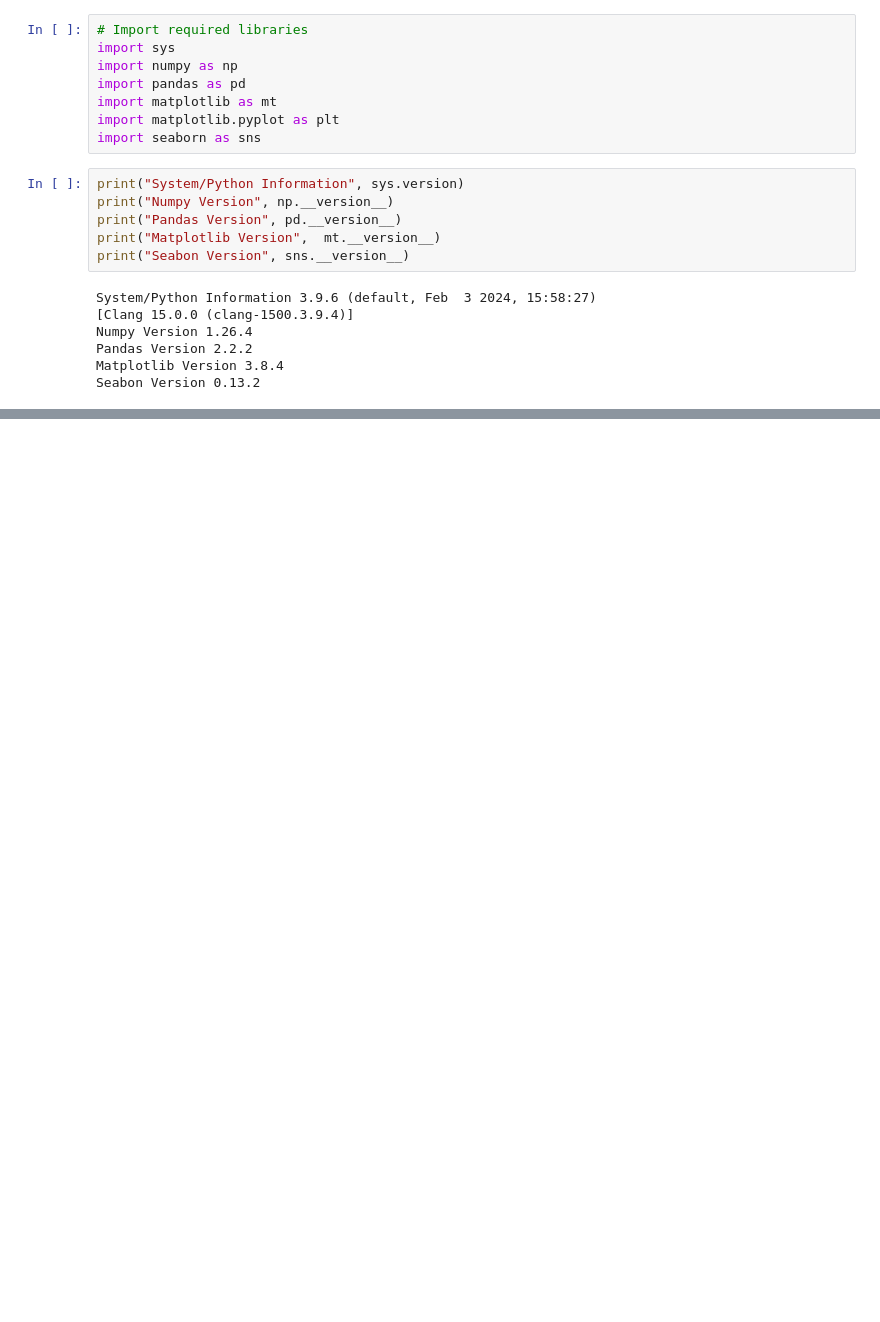
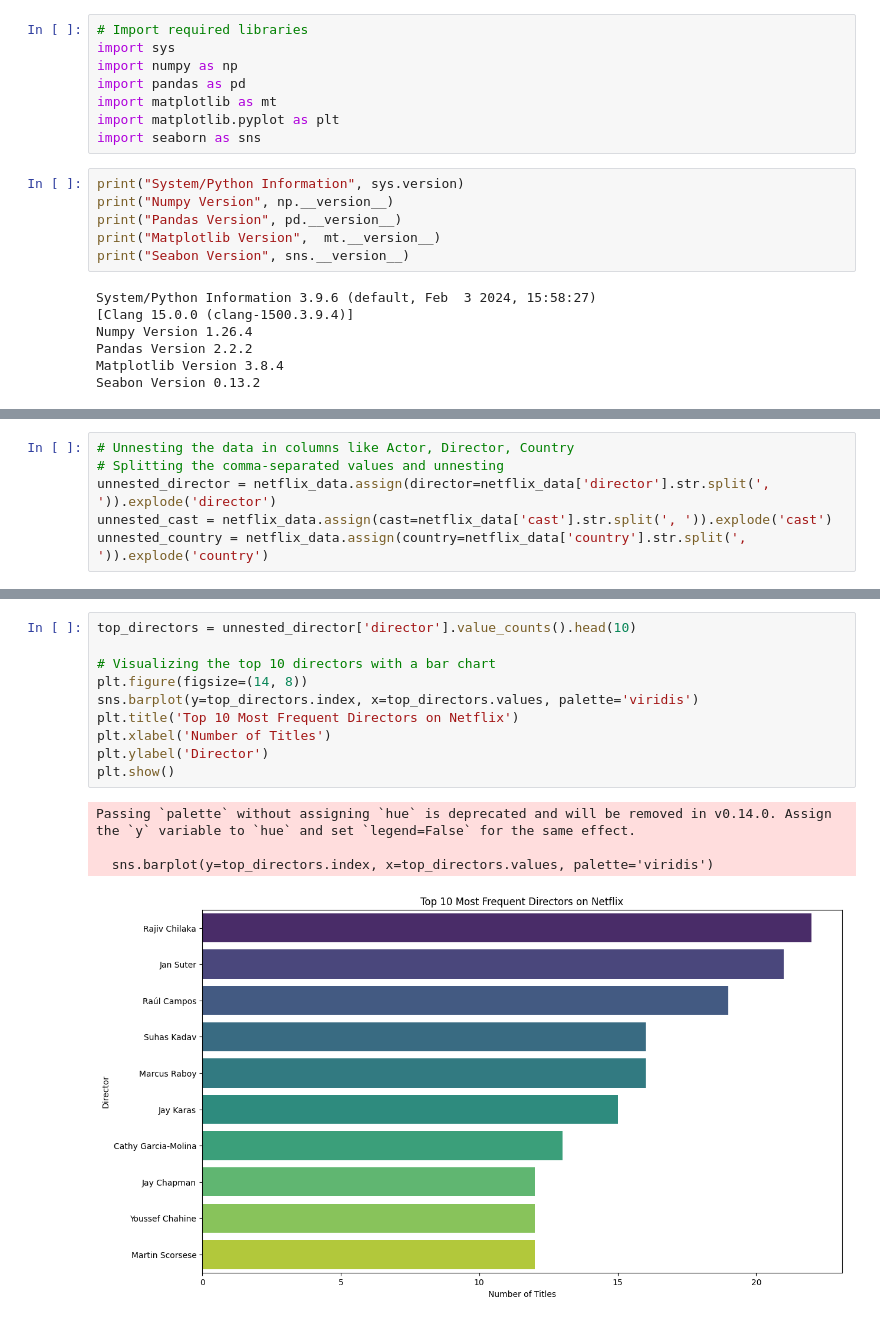
Before and after one commit to blockchainguru-hub/netflix-business-case-study, a Jupyter notebook: netflix.ipynb, the cells around one changed output, grey strips where cells are left out. Drawn from its saved outputs; the diff is of its cells as text; blank space fills up the shorter version.

```diff
--- a/netflix.ipynb
+++ b/netflix.ipynb
@@ -423,0 +148,6 @@ KeyError: "['month'] not in index"
+# %%
+# Unnesting the data in columns like Actor, Director, Country
+# Splitting the comma-separated values and unnesting
+unnested_director = netflix_data.assign(director=netflix_data['director'].str.split(', ')).explode('director')
+unnested_cast = netflix_data.assign(cast=netflix_data['cast'].str.split(', ')).explode('cast')
+unnested_country = netflix_data.assign(country=netflix_data['country'].str.split(', ')).explode('country')
@@ -423,0 +181,15 @@ KeyError: "['month'] not in index"
+# %%
+top_directors = unnested_director['director'].value_counts().head(10)
+
+# Visualizing the top 10 directors with a bar chart
+plt.figure(figsize=(14, 8))
+sns.barplot(y=top_directors.index, x=top_directors.values, palette='viridis')
+plt.title('Top 10 Most Frequent Directors on Netflix')
+plt.xlabel('Number of Titles')
+plt.ylabel('Director')
+plt.show()
+# %% [output]
+Passing `palette` without assigning `hue` is deprecated and will be removed in v0.14.0. Assign the `y` variable to `hue` and set `legend=False` for the same effect.
+
+  sns.barplot(y=top_directors.index, x=top_directors.values, palette='viridis')
+[figure, added]
```
Also changed, not shown: parts of 49 cells of this notebook, 15 other files.
